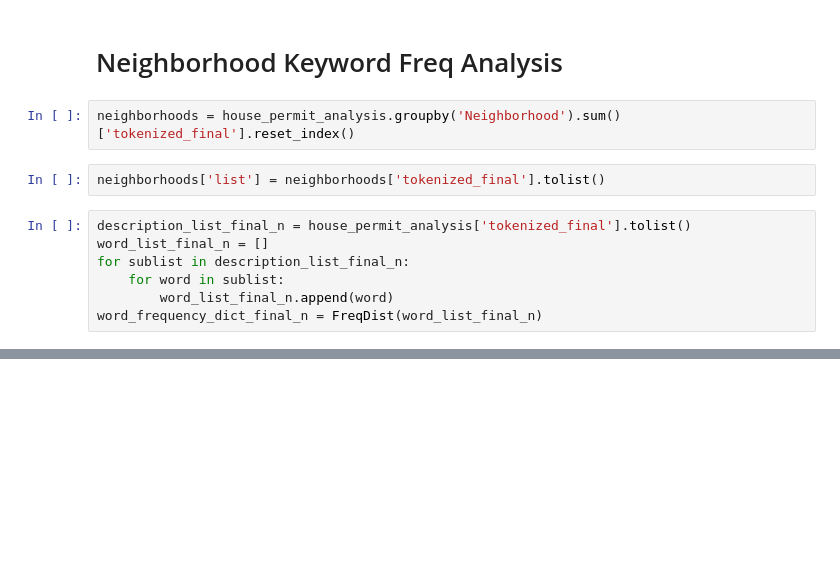
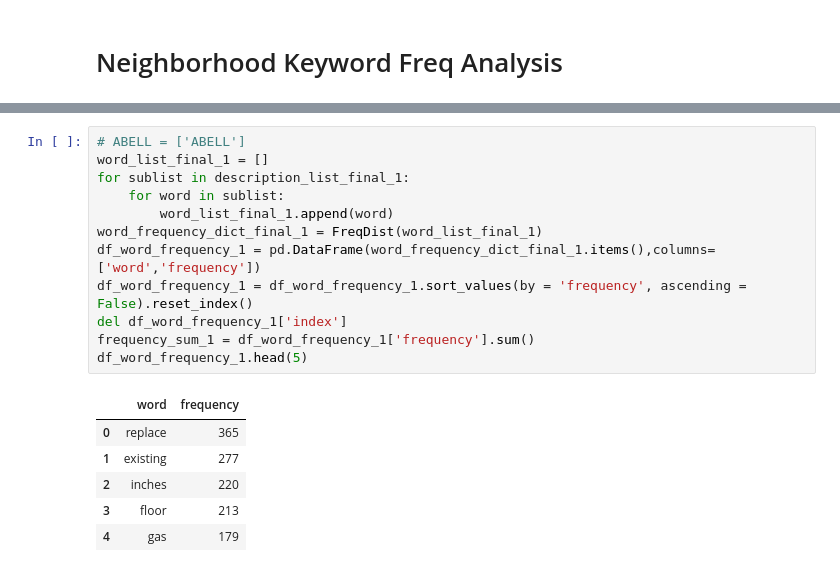
Before and after one commit to Gramir10/Construction-Permit-Text-Analysis, a Jupyter notebook: CPTA_project - Neighboorhood.ipynb, the cells around one changed output, grey strips where cells are left out. Saved outputs shown, nothing was run; the diff lists cells and outputs as text; blank space fills up the shorter version.

```diff
--- a/CPTA_project - Neighboorhood.ipynb
+++ b/CPTA_project - Neighboorhood.ipynb
@@ -62,14 +62,3 @@ house_permit_analysis.head()
 | 4 | 6026 PINEHURST RD | [plumbing, fixtures, sanitary, co... | LAKE EVESHAM |
 # %% [markdown]
 # Neighborhood Keyword Freq Analysis
-# %%
-neighborhoods = house_permit_analysis.groupby('Neighborhood').sum()['tokenized_final'].reset_index()
-# %%
-neighborhoods['list'] = neighborhoods['tokenized_final'].tolist()
-# %%
-description_list_final_n = house_permit_analysis['tokenized_final'].tolist()
-word_list_final_n = []
-for sublist in description_list_final_n:
-    for word in sublist:
-        word_list_final_n.append(word)
-word_frequency_dict_final_n = FreqDist(word_list_final_n)
@@ -946,0 +891,19 @@ YALEHEIGHTS_df]
+# %%
+# ABELL = ['ABELL']
+word_list_final_1 = []
+for sublist in description_list_final_1:
+    for word in sublist:
+        word_list_final_1.append(word)
+word_frequency_dict_final_1 = FreqDist(word_list_final_1)
+df_word_frequency_1 = pd.DataFrame(word_frequency_dict_final_1.items(),columns=['word','frequency'])
+df_word_frequency_1 = df_word_frequency_1.sort_values(by = 'frequency', ascending = False).reset_index()
+del df_word_frequency_1['index']
+frequency_sum_1 = df_word_frequency_1['frequency'].sum()
+df_word_frequency_1.head(5)
+# %% [output]
+|  | word | frequency |
+| 0 | replace | 365 |
+| 1 | existing | 277 |
+| 2 | inches | 220 |
+| 3 | floor | 213 |
+| 4 | gas | 179 |
```
Also changed, not shown: parts of 14 cells of this notebook.
